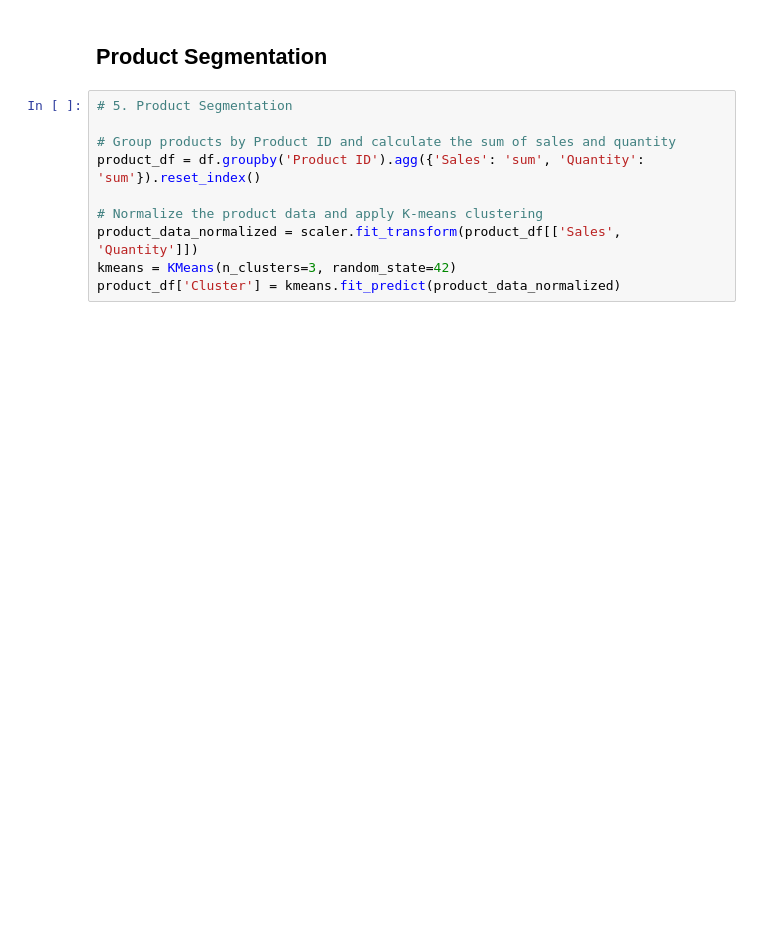
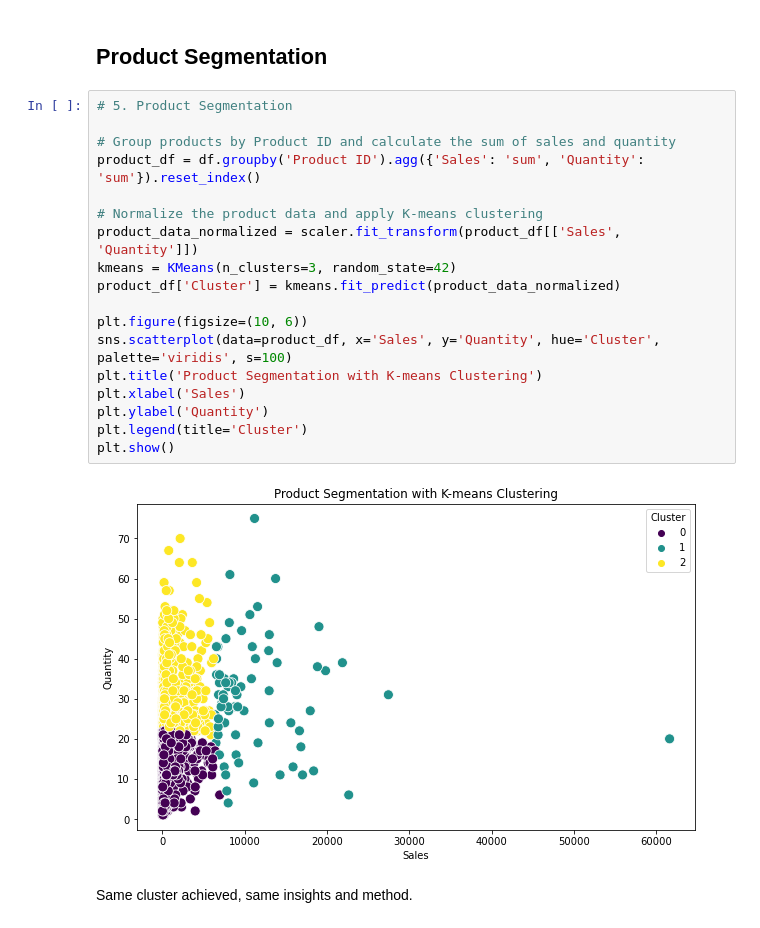
Before and after one commit to tungnd237/InventoryManagementAnalyst, a Jupyter notebook: Sales-Quantity Analysis.ipynb, the cells around one changed output. Saved outputs shown, nothing was run; the diff lists cells and outputs as text; blank space fills up the shorter version.

Commit message:
Add insights to customer clusters

```diff
--- a/Sales-Quantity Analysis.ipynb
+++ b/Sales-Quantity Analysis.ipynb
@@ -285,10 +307,22 @@ plt.show()
 # %%
 # 5. Product Segmentation
 
 # Group products by Product ID and calculate the sum of sales and quantity
 product_df = df.groupby('Product ID').agg({'Sales': 'sum', 'Quantity': 'sum'}).reset_index()
 
 # Normalize the product data and apply K-means clustering
 product_data_normalized = scaler.fit_transform(product_df[['Sales', 'Quantity']])
 kmeans = KMeans(n_clusters=3, random_state=42)
 product_df['Cluster'] = kmeans.fit_predict(product_data_normalized)
+
+plt.figure(figsize=(10, 6))
+sns.scatterplot(data=product_df, x='Sales', y='Quantity', hue='Cluster', palette='viridis', s=100)
+plt.title('Product Segmentation with K-means Clustering')
+plt.xlabel('Sales')
+plt.ylabel('Quantity')
+plt.legend(title='Cluster')
+plt.show()
+# %% [output]
+[figure, added]
+# %% [markdown]
+Same cluster achieved, same insights and method.
```
Also changed, not shown: parts of 3 cells of this notebook.
